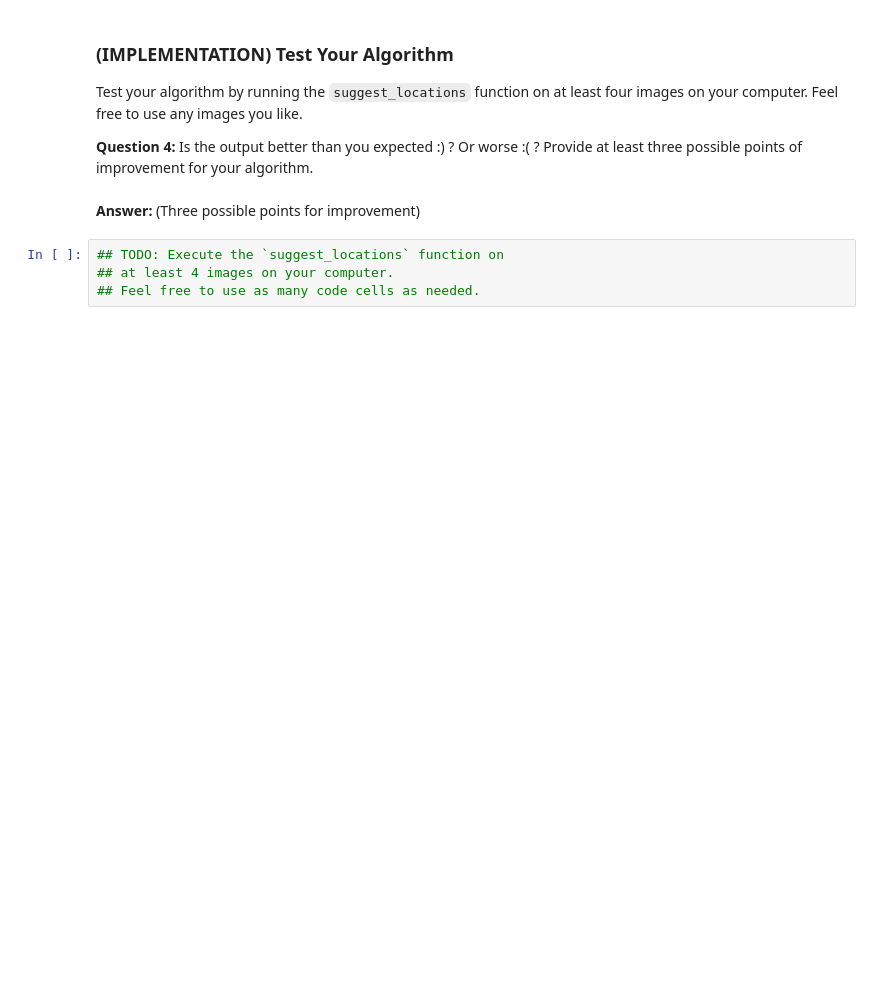
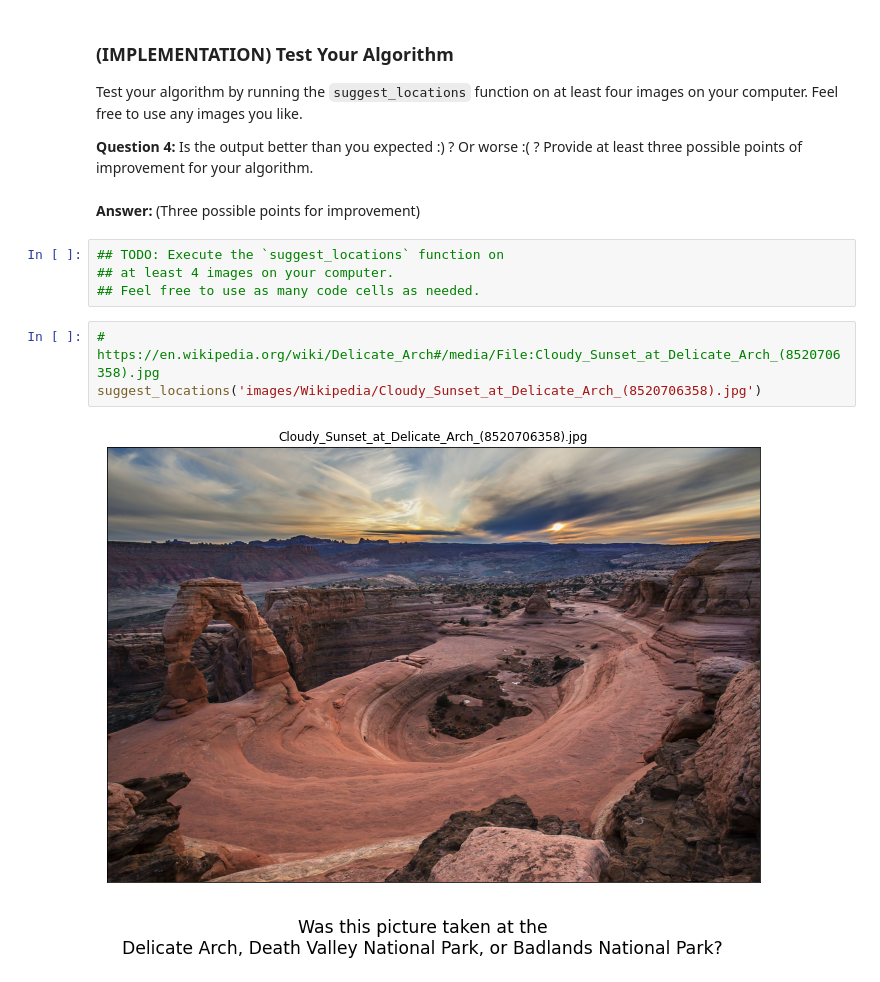
Before and after one commit to Clockwork-Brain/nd101-c2-landmarks-starter, a Jupyter notebook: landmark_project/landmark.ipynb, the cells around one changed output. Saved outputs shown, nothing was run; the diff lists cells and outputs as text; blank space fills up the shorter version.

```diff
--- a/landmark_project/landmark.ipynb
+++ b/landmark_project/landmark.ipynb
@@ -1127,3 +1179,8 @@ __Answer:__ (Three possible points for improvement)
 ## TODO: Execute the `suggest_locations` function on
 ## at least 4 images on your computer.
 ## Feel free to use as many code cells as needed.
+# %%
+# https://en.wikipedia.org/wiki/Delicate_Arch#/media/File:Cloudy_Sunset_at_Delicate_Arch_(8520706358).jpg
+suggest_locations('images/Wikipedia/Cloudy_Sunset_at_Delicate_Arch_(8520706358).jpg')
+# %% [output]
+[figure, added]
```
Also changed, not shown: parts of 14 cells of this notebook, 5 other files.
